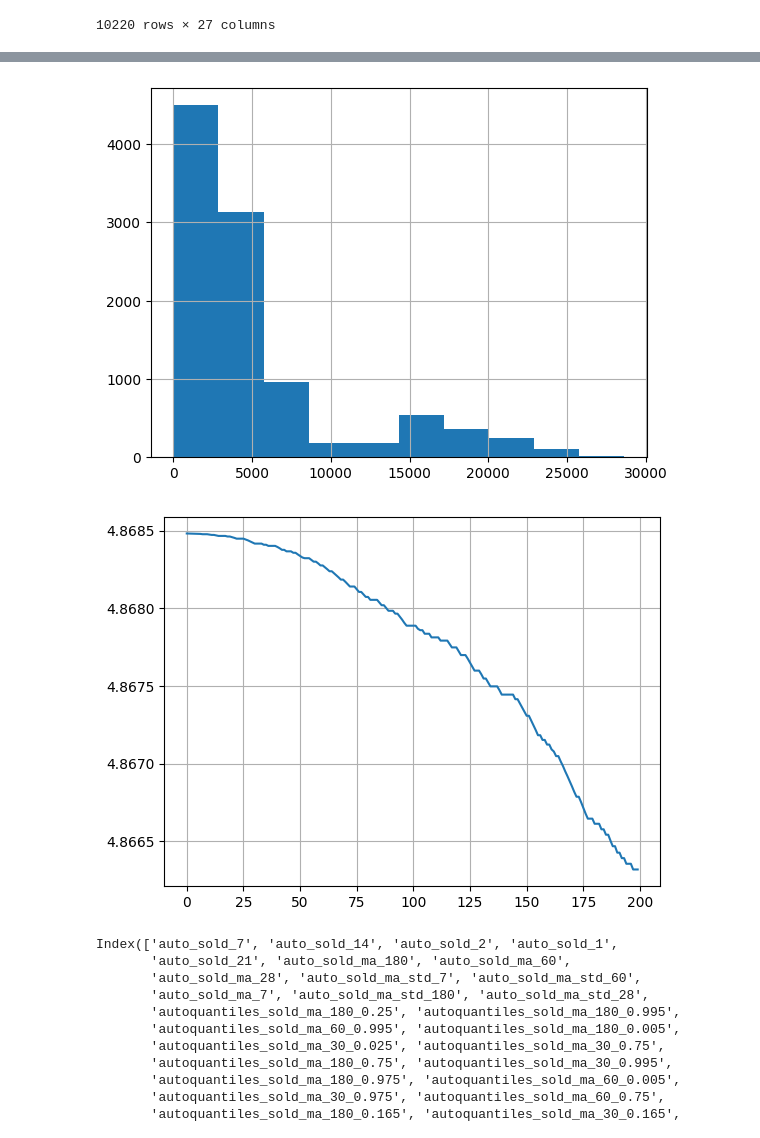
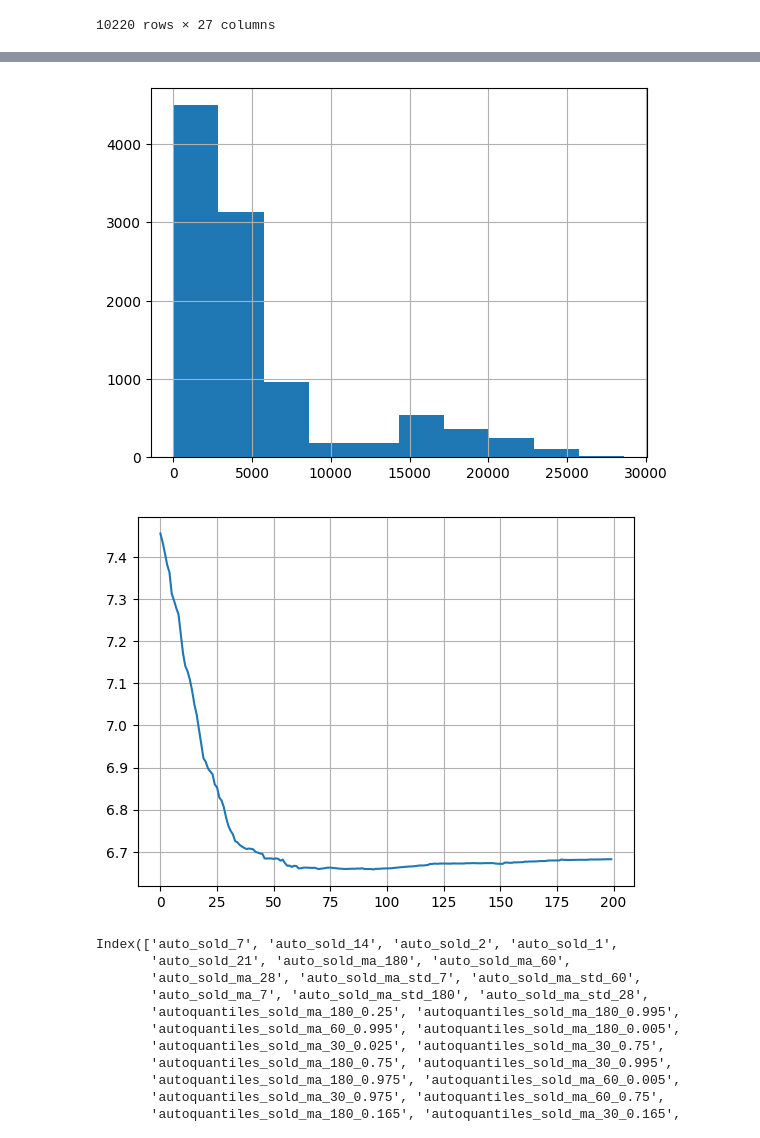
Before and after one commit to CodingNoob234/m5-forecasting-uncertainty, a Jupyter notebook: code/un_training_model_quantiles.ipynb, the cells around one changed output, grey strips where cells are left out. Drawn from its saved outputs; the diff is of its cells as text; code cells hidden in the pictures.

```diff
--- a/code/un_training_model_quantiles.ipynb
+++ b/code/un_training_model_quantiles.ipynb
@@ -171,9 +171,9 @@ class LoadData:
         return features_train, targets_train
 # %%
 level = 'Level5'
-q = .025
-n_est = 50 # 200
-lr = .1 #.2
+q = .5
+n_est = 200 # 200
+lr = .07 #.2
 
 def prefixes_in_column(column, prefixes):
     s = 0
@@ -233,26 +233,50 @@ features_train, _, targets_train, _ = train_test_split(features_train, targets_t
 # define params
 n_est = 200
 lr = .001
+# params = {
+#     'objective': 'quantile',
+#     'metric': 'quantile', # Use Root Mean Squared Error (RMSE) as the evaluation metric
+#     'boosting_type': 'gbdt',
+#     'random_state': 43,
+#     'verbose': -1,
+#     'n_jobs': 4,
+#     'subsample': .5,#.5
+#     'subsample_freq': 1,
+#     "num_leaves": 2**8-1,#2**8-1,
+#     # 'min_data_in_leaf': 15,#2**8-1,
+#     'feature_fraction': 1, #.5
+#     'bagging_fraction': .8,
+#     "learning_rate": lr,
+#     "n_estimators": n_est,#100
+#     # "max_bin": 100,
+#     'boost_from_average': False,
+#     # "tweedie_variance_power": 1.1, # Set the Tweedie variance power (1 <= p <= 2)
+
+#     'reg_sqrt': True,
+#     'alpha': q,
+# }
+
 params = {
     'objective': 'quantile',
-    'metric': 'quantile', # Use Root Mean Squared Error (RMSE) as the evaluation metric
+    # 'metric': 'quantile', # Use Root Mean Squared Error (RMSE) as the evaluation metric
     'boosting_type': 'gbdt',
     'random_state': 43,
     'verbose': -1,
     'n_jobs': 4,
-    'subsample': .5,#.5
+    'subsample': .9,
     'subsample_freq': 1,
-    "num_leaves": 2**8-1,#2**8-1,
-    # 'min_data_in_leaf': 15,#2**8-1,
-    'feature_fraction': 1, #.5
-    'bagging_fraction': .8,
-    "learning_rate": lr,
-    "n_estimators": n_est,#100
-    # "max_bin": 100,
-    'boost_from_average': False,
-    # "tweedie_variance_power": 1.1, # Set the Tweedie variance power (1 <= p <= 2)
-
-    'reg_sqrt': True,
+    "num_leaves": 30,
+    "min_child_weight": .1,
+    "min_child_samples": 4,
+    "hist_pool_size": 1000,
+    # 'feature_fraction': 0.5, #.5
+    # 'bagging_fraction': .8,
+    "learning_rate": 0.07,
+    "n_estimators": 200,#100
+    "max_depth": 10,
+    # 'reg_sqrt': True,
+    # 'req_lambda': .00001,
+    # 'reg_alpha': .00001,
     'alpha': q,
 }
 
@@ -319,5 +343,5 @@ plt.show()
 [figure]
-[figure, old version]
+[figure, new version]
 # %%
 features.columns
 # %% [output]
```
Also changed, not shown: parts of 7 cells of this notebook, 1 other file.
